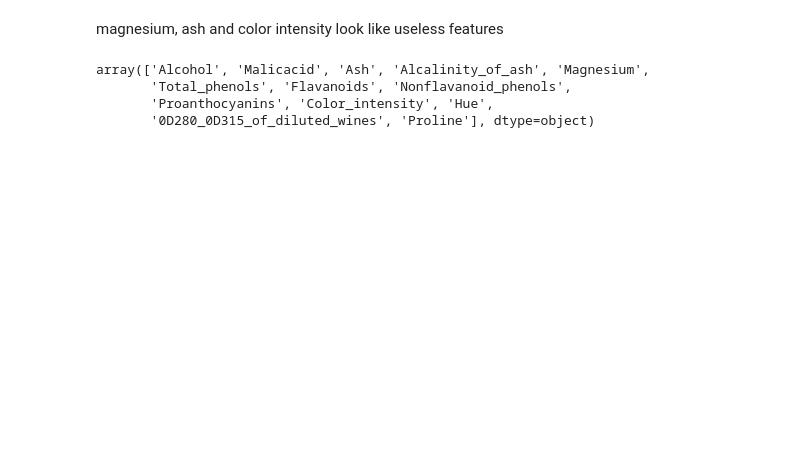
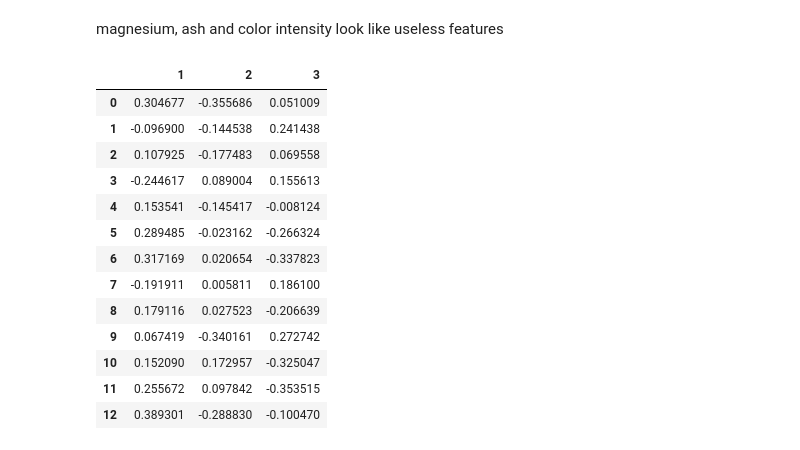
Before and after one commit to rzhen3/ML4FUN, a Jupyter notebook: wine_dataset/wine_origin.ipynb, the cells around one changed output. Saved outputs shown, nothing was run; the diff lists cells and outputs as text; code cells hidden in the pictures; blank space fills up the shorter version.

```diff
--- a/wine_dataset/wine_origin.ipynb
+++ b/wine_dataset/wine_origin.ipynb
@@ -417,13 +389,30 @@ magnesium, ash and color intensity look like useless features
 # %%
 # normalize features
 wine_std = wine_df.copy()
 normalizer = StandardScaler()
-wine_cols = wine_df.columns.values
-wine_cols = np.delete(wine_cols, -1)
-display(wine_cols)
-wine_std[wine_cols] = normalizer.fit_transform(wine_std[wine_cols])
+onehot = OneHotEncoder()
+
+wine_X = wine_df.drop(columns = ['class'])
+
+wine_y = wine_df[['class']].copy()
+wine_y = pd.get_dummies(wine_y['class'], dtype = float)
+
+wine_X_std = normalizer.fit_transform(wine_X)
+
+pcc_matrix = wine_X_std.T @ wine_y / wine_y.shape[0]
+display(pcc_matrix)
 # %% [output]
-array(['Alcohol', 'Malicacid', 'Ash', 'Alcalinity_of_ash', 'Magnesium',
-       'Total_phenols', 'Flavanoids', 'Nonflavanoid_phenols',
-       'Proanthocyanins', 'Color_intensity', 'Hue',
-       '0D280_0D315_of_diluted_wines', 'Proline'], dtype=object)
+|  | 1 | 2 | 3 |
+| 0 | 0.304677 | -0.355686 | 0.051009 |
+| 1 | -0.096900 | -0.144538 | 0.241438 |
+| 2 | 0.107925 | -0.177483 | 0.069558 |
+| 3 | -0.244617 | 0.089004 | 0.155613 |
+| 4 | 0.153541 | -0.145417 | -0.008124 |
+| 5 | 0.289485 | -0.023162 | -0.266324 |
+| 6 | 0.317169 | 0.020654 | -0.337823 |
+| 7 | -0.191911 | 0.005811 | 0.186100 |
+| 8 | 0.179116 | 0.027523 | -0.206639 |
+| 9 | 0.067419 | -0.340161 | 0.272742 |
+| 10 | 0.152090 | 0.172957 | -0.325047 |
+| 11 | 0.255672 | 0.097842 | -0.353515 |
+| 12 | 0.389301 | -0.288830 | -0.100470 |
```
Also changed, not shown: parts of 11 cells of this notebook.
